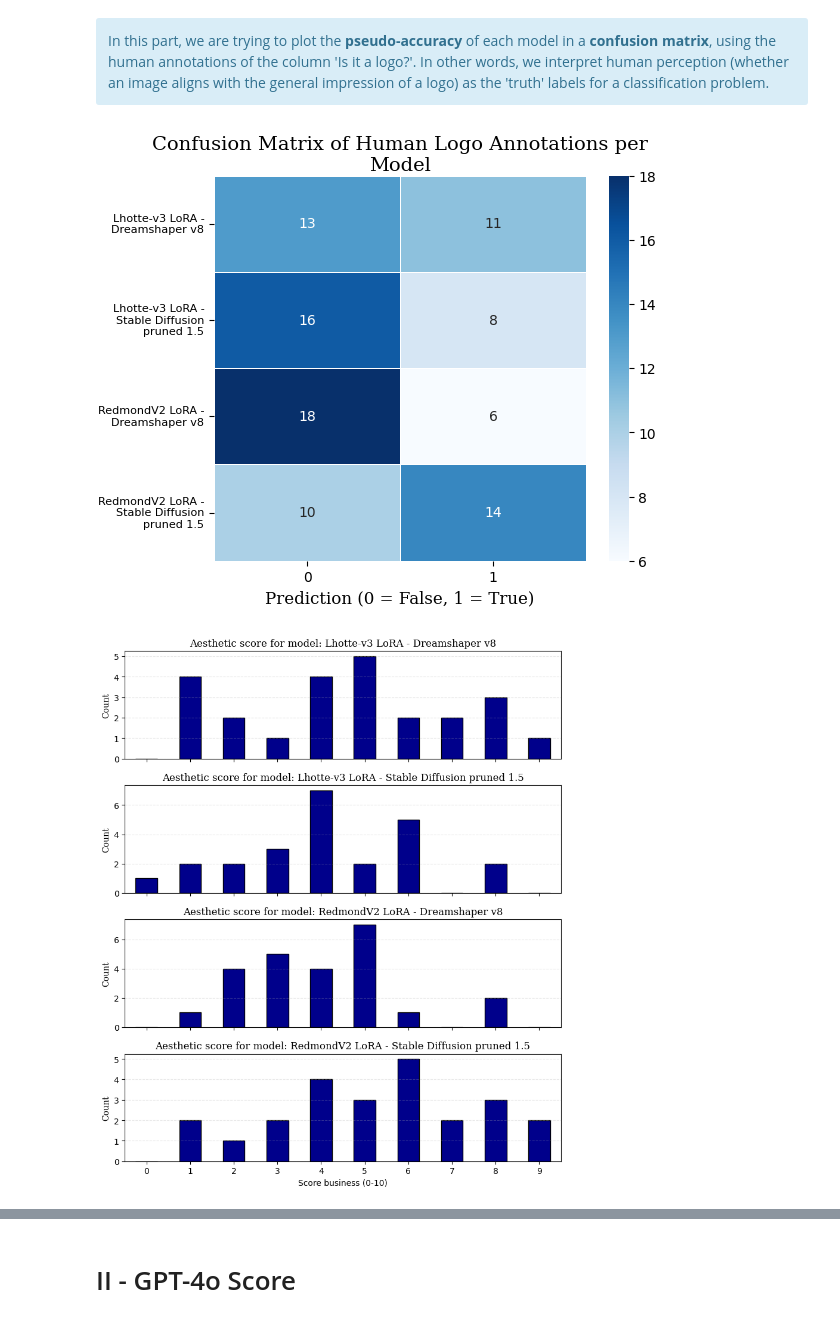
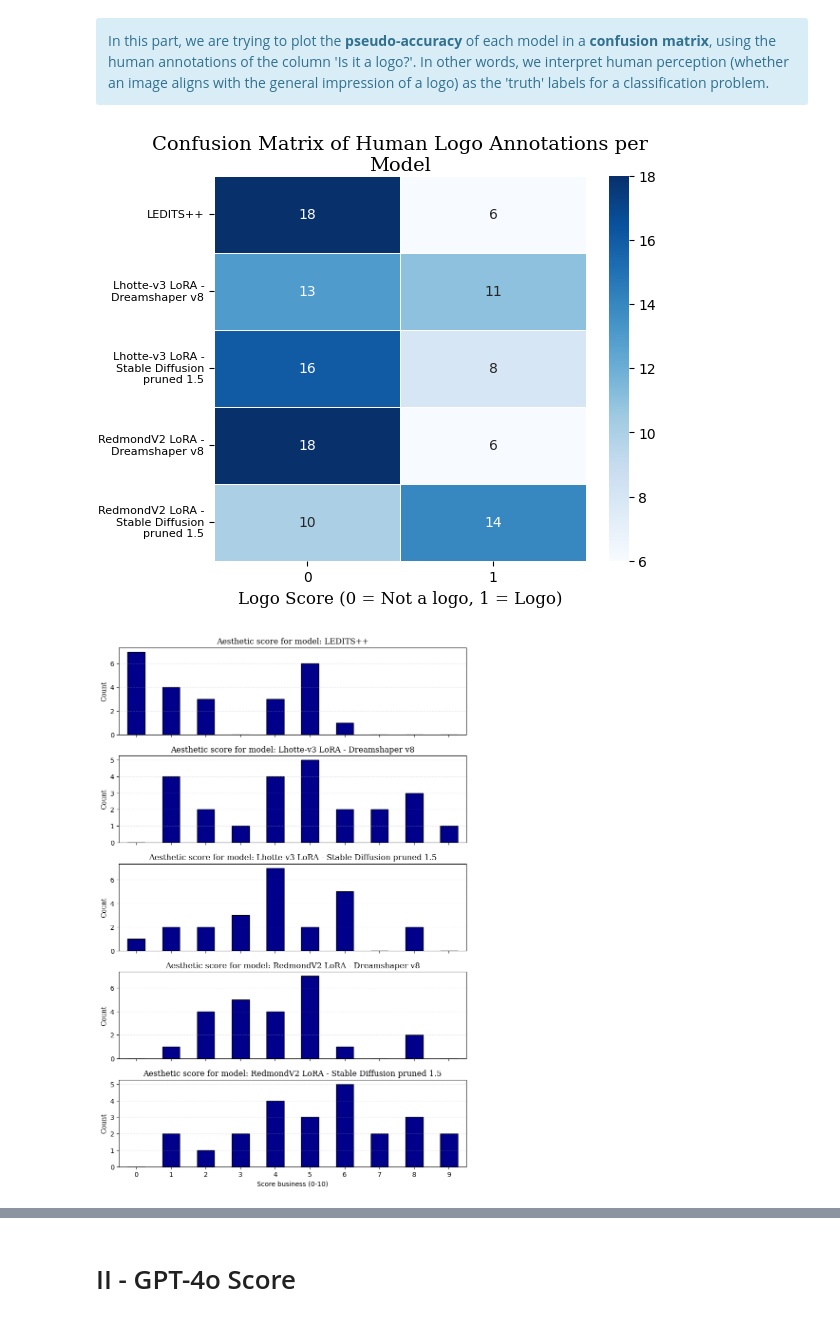
Before and after one commit to louislhotte/seamless-stable-diffusion-cs, a Jupyter notebook: Benchmark/benchmark.ipynb, the cells around one changed output, grey strips where cells are left out. Drawn from its saved outputs; the diff is of its cells as text; code cells hidden in the pictures.

Commit message:
Visualisation of data of the five workflows

```diff
--- a/Benchmark/benchmark.ipynb
+++ b/Benchmark/benchmark.ipynb
@@ -37,7 +37,7 @@ import seaborn as sns
 ## I.1 - Pre-processing
 # %%
 # df: pd.Dataframe = pd.read_csv('Logo Stable Diffusion Test.csv', delimiter=";")
-df: pd.Dataframe = pd.read_csv('Evaluation database Clement.csv')
+df: pd.Dataframe = pd.read_csv('Data.csv')
 bool_mapping: dict = {'Oui': 1, 'Non': 0}
 df['Is it a logo?'] = df['Is it a logo?'].apply(lambda x: bool_mapping[x])
 df.head(2)
@@ -50,7 +50,8 @@ pattern_to_category_mapping: dict = {
     'D8 Lhotte': 'Lhotte-v3 LoRA - Dreamshaper v8',
     'Sd15 Lhotte': 'Lhotte-v3 LoRA - Stable Diffusion pruned 1.5',
     'D8 RedmondV2': 'RedmondV2 LoRA - Dreamshaper v8',
-    'Sd15 RedmondV2': 'RedmondV2 LoRA - Stable Diffusion pruned 1.5'
+    'Sd15 RedmondV2': 'RedmondV2 LoRA - Stable Diffusion pruned 1.5',
+    'LEDITS': "LEDITS++"
 }
 def categorize(filename: str) -> str:
     for pattern, category in pattern_to_category_mapping.items():
@@ -84,15 +86,15 @@ Name: count, dtype: int64
 # %%
 conf_matrix = df.groupby(['Model', 'Is it a logo?']).size().unstack(fill_value=0)
 
 plt.figure(figsize=(6, 5))
 sns.heatmap(conf_matrix, annot=True, fmt='d', cmap='Blues', linewidths=0.5)
-plt.xlabel('Prediction (0 = False, 1 = True)', fontfamily='serif', fontsize=12)
+plt.xlabel('Logo Score (0 = Not a logo, 1 = Logo)', fontfamily='serif', fontsize=12)
 plt.ylabel('Model', fontfamily='serif', fontsize=12)
 plt.yticks(fontsize=8, wrap=True)
 plt.title('Confusion Matrix of Human Logo Annotations per Model', fontfamily='serif', fontsize=14, loc='center', wrap=True)
 plt.show()
 # %% [output]
-[figure, old version]
+[figure, new version]
 # %%
 conf_matrix = df.groupby(['Model', 'Score business (0-10)']).size().unstack(fill_value=0)
 models = conf_matrix.index
@@ -108,7 +110,7 @@ for ax, model in zip(axes, models):
 plt.tight_layout(rect=[0, 0.05, 1, 1])
 plt.show()
 # %% [output]
-[figure, old version]
+[figure, new version]
 # %%
 conf_matrix = df.groupby(['Model', 'Score esthéthique (0-10)']).size().unstack(fill_value=0)
 models = conf_matrix.index
```
Also changed, not shown: parts of 4 cells of this notebook, 1 other file.
